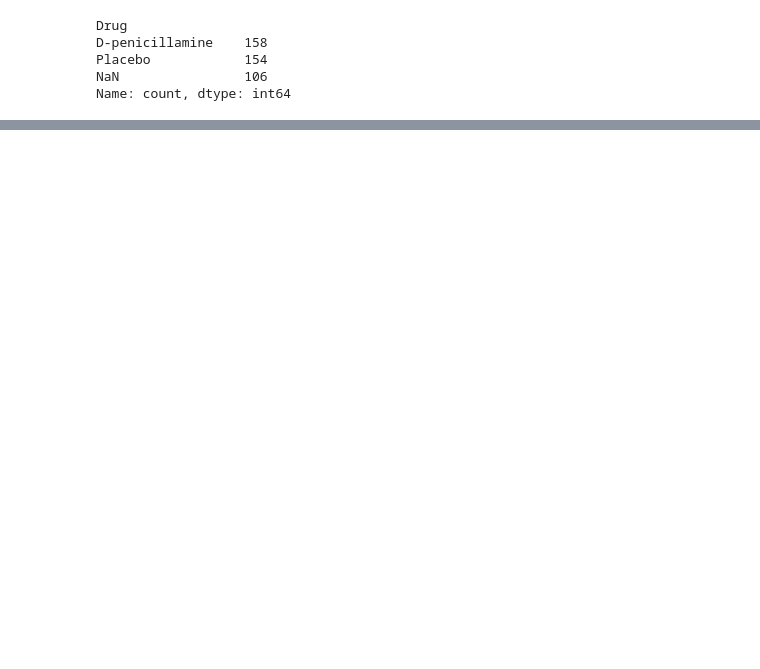
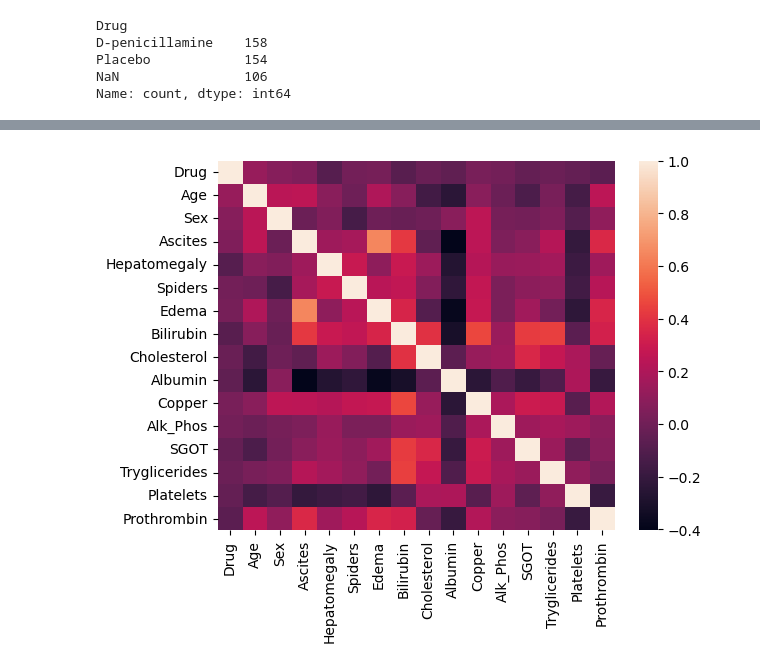
Before and after one commit to Opexobov/cirhosis, a Jupyter notebook: script.ipynb, the cells around one changed output, grey strips where cells are left out. Cells and saved outputs as stored; diff of their text form; code cells hidden in the pictures; blank space fills up the shorter version.

```diff
--- a/script.ipynb
+++ b/script.ipynb
@@ -16,3 +18,12 @@ NaN                106
 Name: count, dtype: int64
 # %%
 df = df.dropna()
+df = df.drop(columns= ['Status', 'N_Days', 'ID'])
+# %%
+df['Sex'] = df['Sex'].replace({'F': 0, 'M': 1})
+df['Ascites'] = df['Ascites'].replace({'Y': 1, 'N': 0})
+df['Hepatomegaly'] = df['Hepatomegaly'].replace({'Y': 1, 'N': 0})
+df['Spiders'] = df['Spiders'].replace({'Y': 1, 'N': 0})
+df['Edema'] = df['Edema'].replace({'Y': 1, 'N': 0, 'S': 0})
+df['Drug'] = df['Drug'].replace({'D-penicillamine': 1, 'Placebo': 0})
+df
@@ -22,0 +49,4 @@ x_train, x_test, y_train, y_test = train_test_split(x, y)
+# %%
+sns.heatmap(x.corr());
+# %% [output]
+[figure, added]
```
Also changed, not shown: parts of 3 cells of this notebook.
